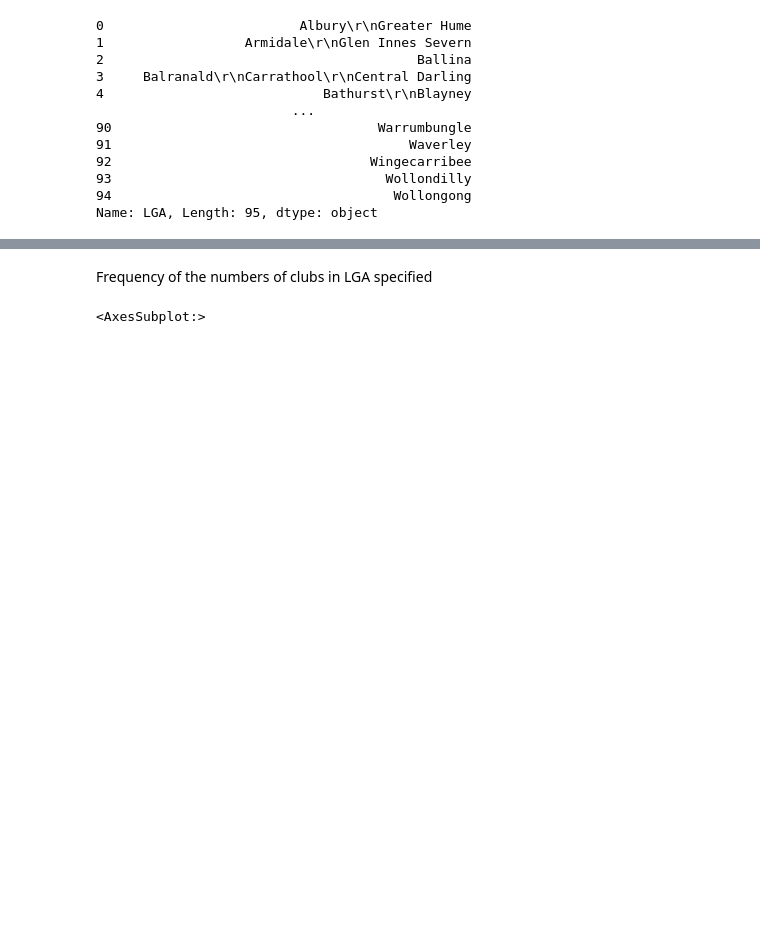
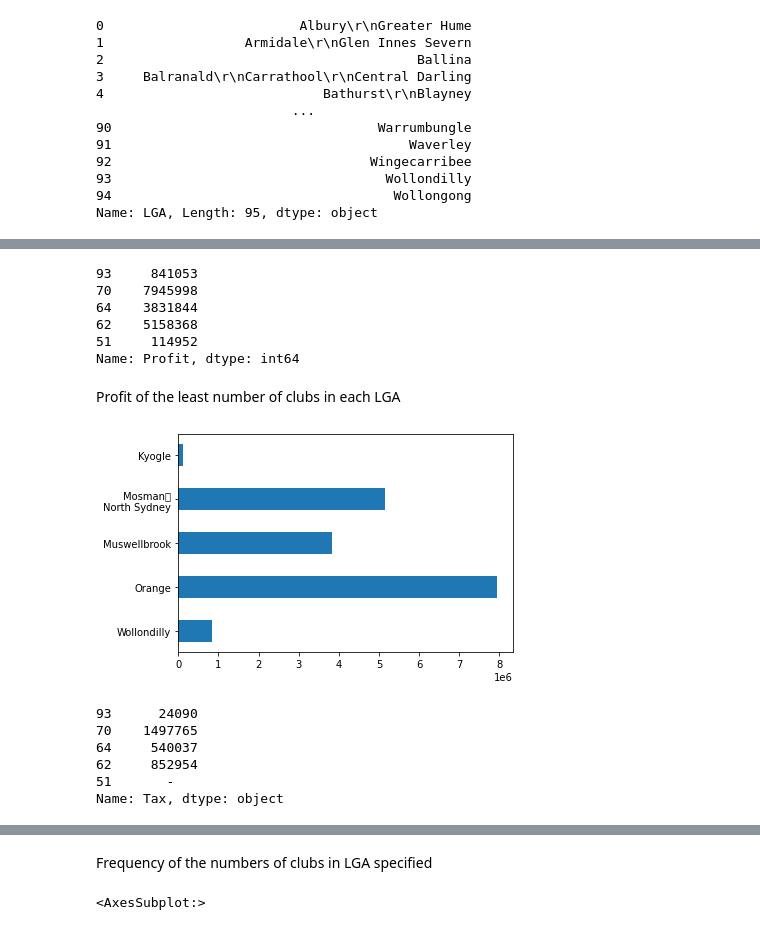
Before and after one commit to BY-2224/clubs-gaming-machine-data, a Jupyter notebook: gaming data.ipynb, the cells around one changed output, grey strips where cells are left out. Cells and saved outputs as stored; diff of their text form; code cells hidden in the pictures; blank space fills up the shorter version.

```diff
--- a/gaming data.ipynb
+++ b/gaming data.ipynb
@@ -217,0 +191,27 @@ plt.show()
+# %%
+profit1=clubs_no1.iloc[:,1]
+profit1
+# %% [output]
+93     841053
+70    7945998
+64    3831844
+62    5158368
+51     114952
+Name: Profit, dtype: int64
+# %% [markdown]
+Profit of the least number of clubs in each LGA
+# %%
+plt.barh(x1_axis,profit1, height=0.5)
+plt.show()
+# %% [output]
+[figure, added]
+# %%
+tax1=clubs_no1.iloc[:,2]
+tax1
+# %% [output]
+93      24090
+70    1497765
+64     540037
+62     852954
+51       -
+Name: Tax, dtype: object
```
Also changed, not shown: parts of 34 cells of this notebook, 1 other file.
